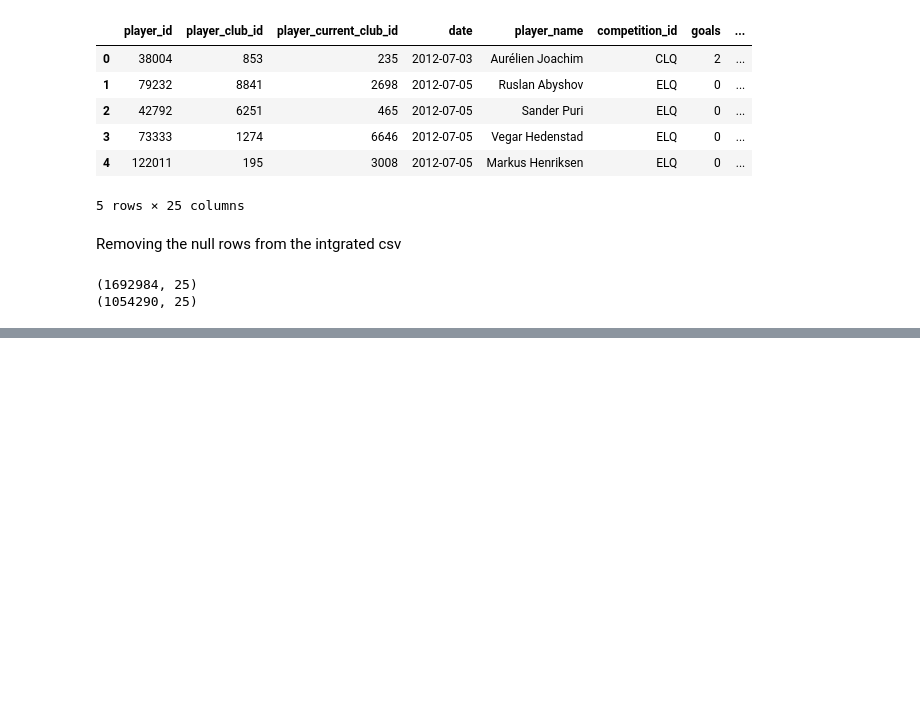
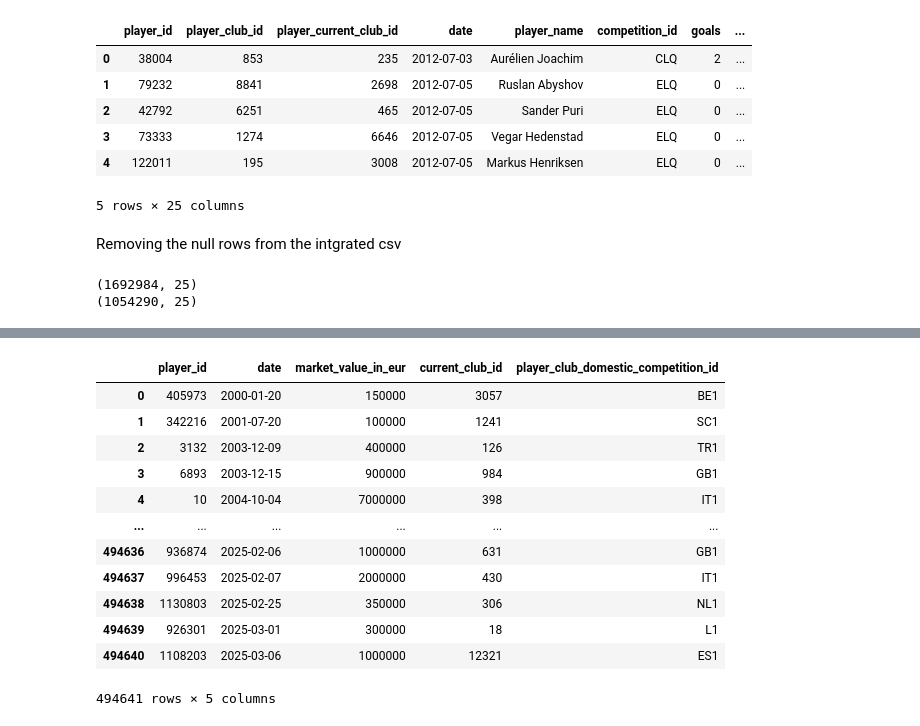
Before and after one commit to airbagdeer/tabular-ds-project, a Jupyter notebook: final_project/notebooks/football/football-preprocessing.ipynb, the cells around one changed output, grey strips where cells are left out. Cells and saved outputs as stored; diff of their text form; code cells hidden in the pictures; blank space fills up the shorter version.

```diff
--- a/final_project/notebooks/football/football-preprocessing.ipynb
+++ b/final_project/notebooks/football/football-preprocessing.ipynb
@@ -140,0 +168,16 @@ df_integrated.to_csv('../../data/football/processed/football_combined.csv')
+# %%
+df_player_valuations
+# %% [output]
+|  | player_id | date | market_value_in_eur | current_club_id | player_club_domestic_competition_id |
+| 0 | 405973 | 2000-01-20 | 150000 | 3057 | BE1 |
+| 1 | 342216 | 2001-07-20 | 100000 | 1241 | SC1 |
+| 2 | 3132 | 2003-12-09 | 400000 | 126 | TR1 |
+| 3 | 6893 | 2003-12-15 | 900000 | 984 | GB1 |
+| 4 | 10 | 2004-10-04 | 7000000 | 398 | IT1 |
+| ... | ... | ... | ... | ... | ... |
+| 494636 | 936874 | 2025-02-06 | 1000000 | 631 | GB1 |
+| 494637 | 996453 | 2025-02-07 | 2000000 | 430 | IT1 |
+| 494638 | 1130803 | 2025-02-25 | 350000 | 306 | NL1 |
+| 494639 | 926301 | 2025-03-01 | 300000 | 18 | L1 |
+| 494640 | 1108203 | 2025-03-06 | 1000000 | 12321 | ES1 |
+494641 rows × 5 columns
```
Also changed, not shown: parts of 27 cells of this notebook.
